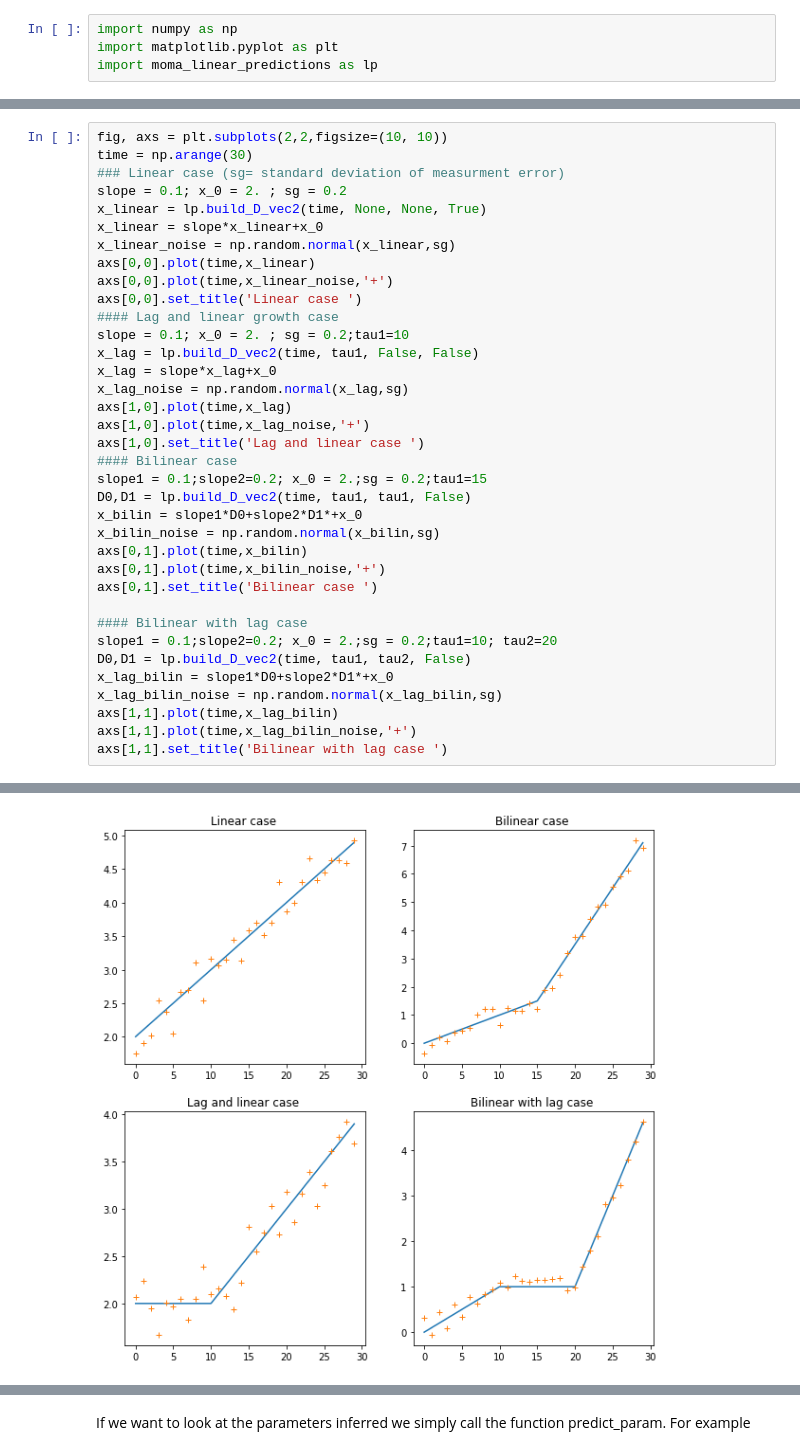
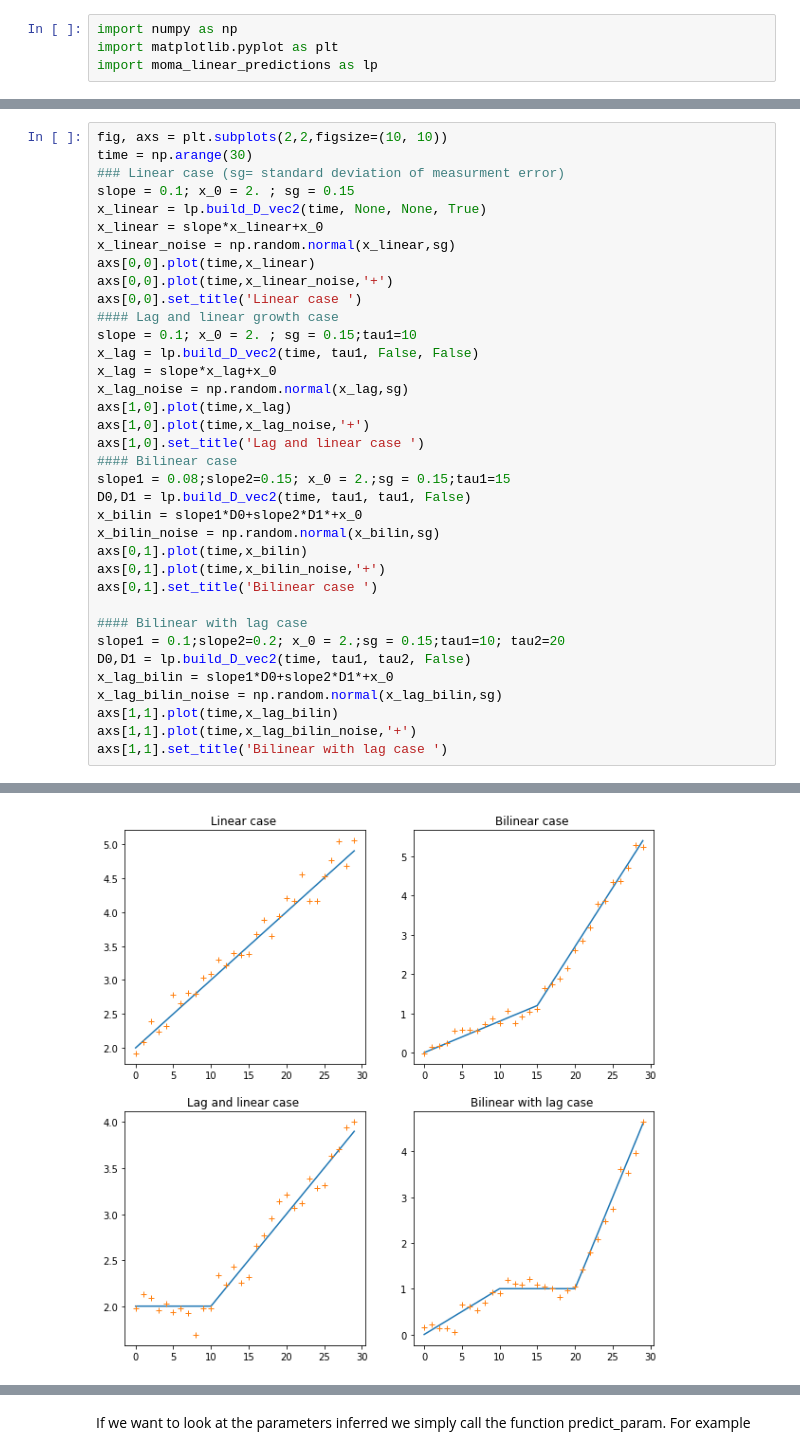
Before and after one commit to fioriathos/moma_linear_fits, a Jupyter notebook: test_functions.ipynb, the cells around one changed output, grey strips where cells are left out. Drawn from its saved outputs; the diff is of its cells as text.

```diff
--- a/test_functions.ipynb
+++ b/test_functions.ipynb
@@ -8,39 +8,39 @@ Create the three model dataset we aim to infer
 fig, axs = plt.subplots(2,2,figsize=(10, 10))
 time = np.arange(30)
 ### Linear case (sg= standard deviation of measurment error)
-slope = 0.1; x_0 = 2. ; sg = 0.2
+slope = 0.1; x_0 = 2. ; sg = 0.15
 x_linear = lp.build_D_vec2(time, None, None, True)
 x_linear = slope*x_linear+x_0
 x_linear_noise = np.random.normal(x_linear,sg)
 axs[0,0].plot(time,x_linear)
 axs[0,0].plot(time,x_linear_noise,'+')
 axs[0,0].set_title('Linear case ')
 #### Lag and linear growth case
-slope = 0.1; x_0 = 2. ; sg = 0.2;tau1=10
+slope = 0.1; x_0 = 2. ; sg = 0.15;tau1=10
 x_lag = lp.build_D_vec2(time, tau1, False, False)
 x_lag = slope*x_lag+x_0
 x_lag_noise = np.random.normal(x_lag,sg)
 axs[1,0].plot(time,x_lag)
 axs[1,0].plot(time,x_lag_noise,'+')
 axs[1,0].set_title('Lag and linear case ')
 #### Bilinear case
-slope1 = 0.1;slope2=0.2; x_0 = 2.;sg = 0.2;tau1=15
+slope1 = 0.08;slope2=0.15; x_0 = 2.;sg = 0.15;tau1=15
 D0,D1 = lp.build_D_vec2(time, tau1, tau1, False)
 x_bilin = slope1*D0+slope2*D1*+x_0
 x_bilin_noise = np.random.normal(x_bilin,sg)
 axs[0,1].plot(time,x_bilin)
 axs[0,1].plot(time,x_bilin_noise,'+')
 axs[0,1].set_title('Bilinear case ')
 
 #### Bilinear with lag case
-slope1 = 0.1;slope2=0.2; x_0 = 2.;sg = 0.2;tau1=10; tau2=20
+slope1 = 0.1;slope2=0.2; x_0 = 2.;sg = 0.15;tau1=10; tau2=20
 D0,D1 = lp.build_D_vec2(time, tau1, tau2, False)
 x_lag_bilin = slope1*D0+slope2*D1*+x_0
 x_lag_bilin_noise = np.random.normal(x_lag_bilin,sg)
 axs[1,1].plot(time,x_lag_bilin)
 axs[1,1].plot(time,x_lag_bilin_noise,'+')
 axs[1,1].set_title('Bilinear with lag case ')
 # %% [output]
 Text(0.5, 1.0, 'Bilinear with lag case ')
-[figure, old version]
+[figure, new version]
 # %% [markdown]
```
Also changed, not shown: parts of 22 cells of this notebook, 1 other file.
